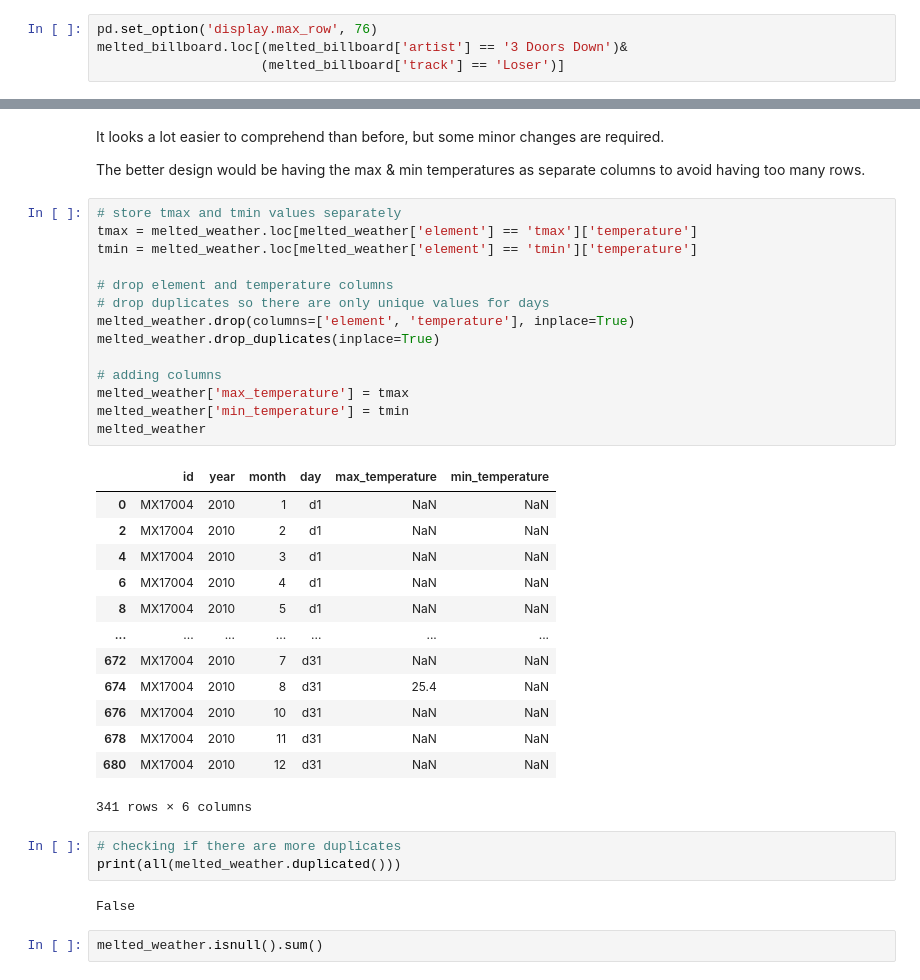
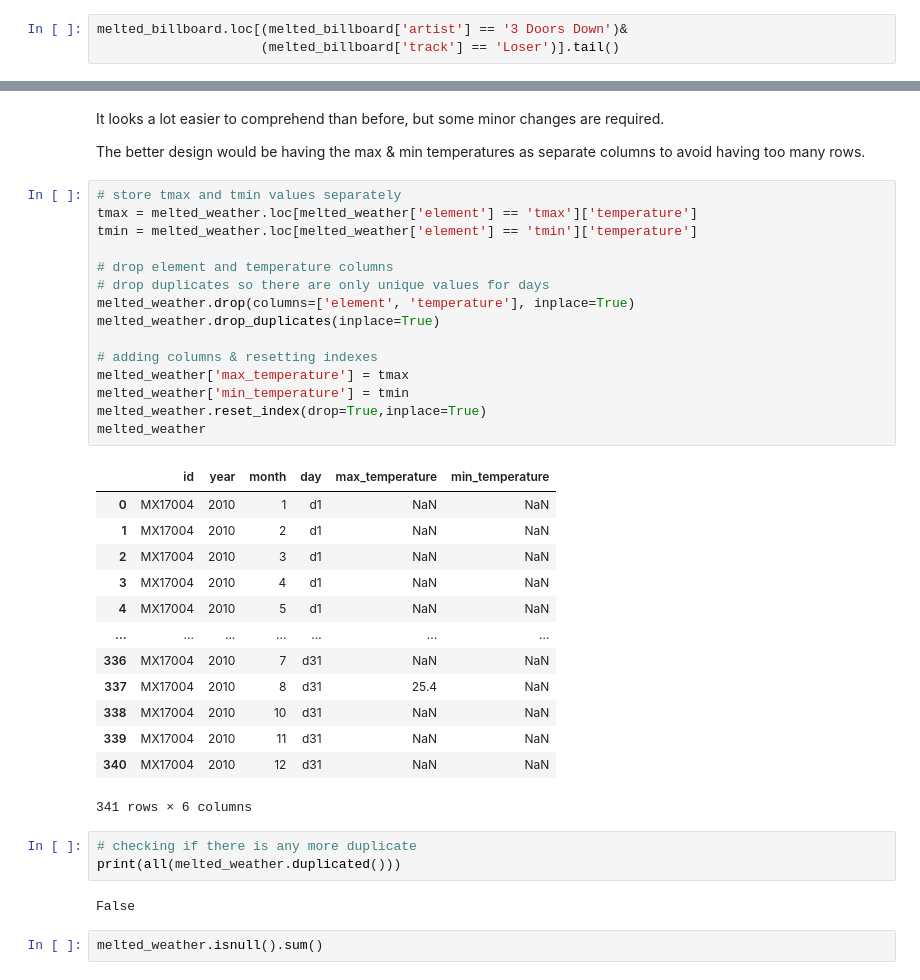
Before and after one commit to tw7366/Projects, a Jupyter notebook: Projects/Cleansing and Tidying Data.ipynb, the cells around one changed output, grey strips where cells are left out. Saved outputs shown, nothing was run; the diff lists cells and outputs as text.

```diff
--- a/Projects/Cleansing and Tidying Data.ipynb
+++ b/Projects/Cleansing and Tidying Data.ipynb
@@ -102,8 +102,7 @@ melted_billboard.head()
 # %% [markdown]
 Let's pick an artist and a track to see if everything is formatted properly
 # %%
-pd.set_option('display.max_row', 76)
 melted_billboard.loc[(melted_billboard['artist'] == '3 Doors Down')&
-                     (melted_billboard['track'] == 'Loser')]
+                     (melted_billboard['track'] == 'Loser')].tail()
 # %% [output]
 |  | year | artist | track | time | date.entered | Week | Rating |
@@ -234,33 +242,34 @@ The better design would be having the max & min temperatures as separate columns
 # %%
 # store tmax and tmin values separately
 tmax = melted_weather.loc[melted_weather['element'] == 'tmax']['temperature']
 tmin = melted_weather.loc[melted_weather['element'] == 'tmin']['temperature']
 
 # drop element and temperature columns
 # drop duplicates so there are only unique values for days
 melted_weather.drop(columns=['element', 'temperature'], inplace=True)
 melted_weather.drop_duplicates(inplace=True)
 
-# adding columns
+# adding columns & resetting indexes
 melted_weather['max_temperature'] = tmax
 melted_weather['min_temperature'] = tmin
+melted_weather.reset_index(drop=True,inplace=True)
 melted_weather
 # %% [output]
 |  | id | year | month | day | max_temperature | min_temperature |
 | 0 | MX17004 | 2010 | 1 | d1 | NaN | NaN |
-| 2 | MX17004 | 2010 | 2 | d1 | NaN | NaN |
-| 4 | MX17004 | 2010 | 3 | d1 | NaN | NaN |
-| 6 | MX17004 | 2010 | 4 | d1 | NaN | NaN |
-| 8 | MX17004 | 2010 | 5 | d1 | NaN | NaN |
+| 1 | MX17004 | 2010 | 2 | d1 | NaN | NaN |
+| 2 | MX17004 | 2010 | 3 | d1 | NaN | NaN |
+| 3 | MX17004 | 2010 | 4 | d1 | NaN | NaN |
+| 4 | MX17004 | 2010 | 5 | d1 | NaN | NaN |
 | ... | ... | ... | ... | ... | ... | ... |
-| 672 | MX17004 | 2010 | 7 | d31 | NaN | NaN |
-| 674 | MX17004 | 2010 | 8 | d31 | 25.4 | NaN |
-| 676 | MX17004 | 2010 | 10 | d31 | NaN | NaN |
-| 678 | MX17004 | 2010 | 11 | d31 | NaN | NaN |
-| 680 | MX17004 | 2010 | 12 | d31 | NaN | NaN |
+| 336 | MX17004 | 2010 | 7 | d31 | NaN | NaN |
+| 337 | MX17004 | 2010 | 8 | d31 | 25.4 | NaN |
+| 338 | MX17004 | 2010 | 10 | d31 | NaN | NaN |
+| 339 | MX17004 | 2010 | 11 | d31 | NaN | NaN |
+| 340 | MX17004 | 2010 | 12 | d31 | NaN | NaN |
 341 rows × 6 columns
 # %%
-# checking if there are more duplicates
+# checking if there is any more duplicate
 print(all(melted_weather.duplicated()))
 # %% [output]
 False
```
Also changed, not shown: parts of 10 cells of this notebook.
